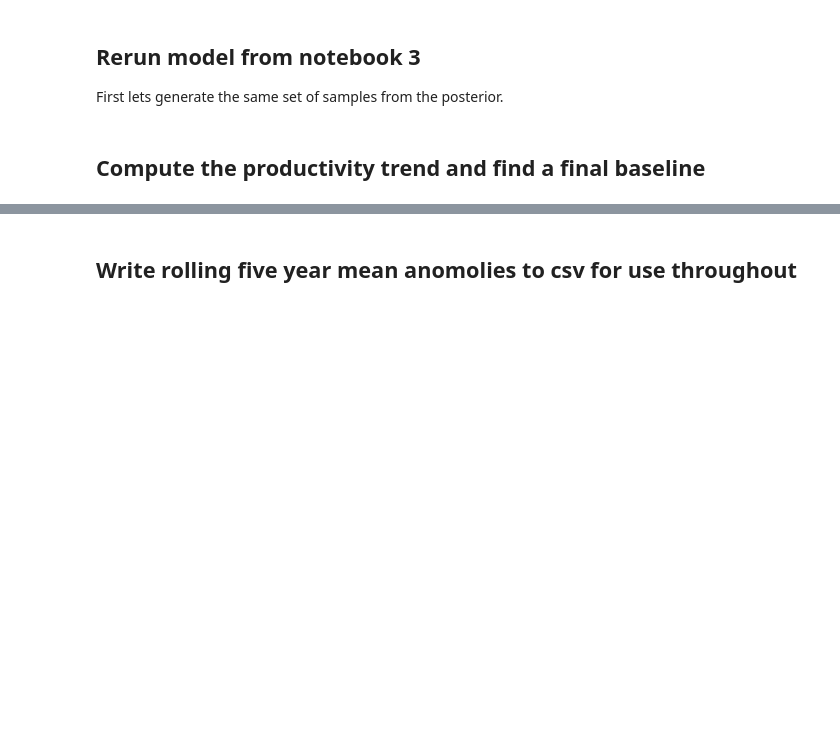
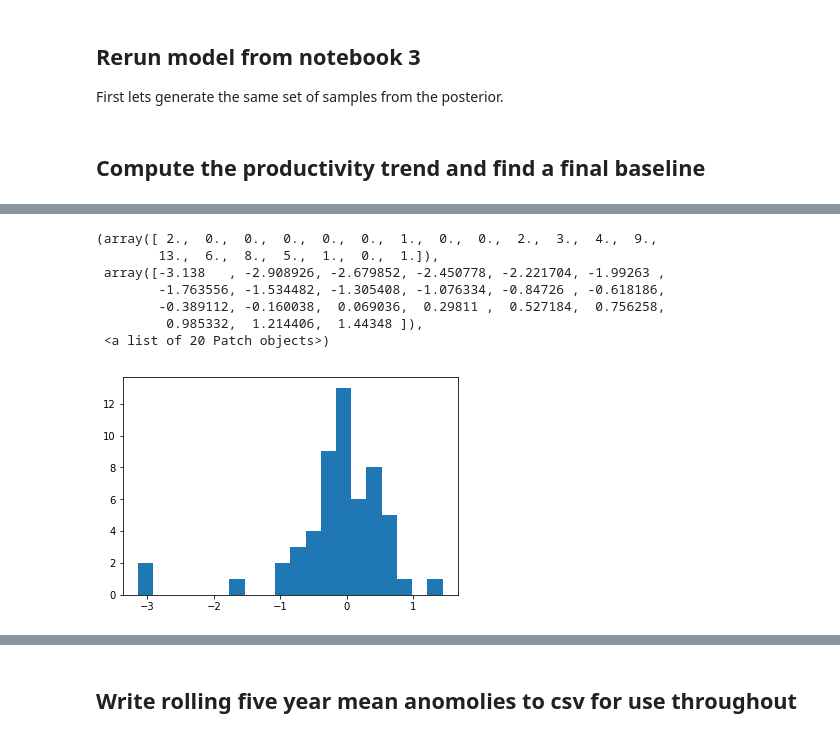
Before and after one commit to AnisaAubin/facynation, a Jupyter notebook: 7_mean_yield_anoms.ipynb, the cells around one changed output, grey strips where cells are left out. Drawn from its saved outputs; the diff is of its cells as text; code cells hidden in the pictures; blank space fills up the shorter version.

```diff
--- a/7_mean_yield_anoms.ipynb
+++ b/7_mean_yield_anoms.ipynb
@@ -87,0 +128,11 @@ plt.savefig("./figs/yields_vs_mean_anoms_noline.pdf")
+# %%
+plt.hist(anoms_by_year, bins=20)
+# %% [output]
+(array([ 2.,  0.,  0.,  0.,  0.,  0.,  1.,  0.,  0.,  2.,  3.,  4.,  9.,
+        13.,  6.,  8.,  5.,  1.,  0.,  1.]),
+ array([-3.138   , -2.908926, -2.679852, -2.450778, -2.221704, -1.99263 ,
+        -1.763556, -1.534482, -1.305408, -1.076334, -0.84726 , -0.618186,
+        -0.389112, -0.160038,  0.069036,  0.29811 ,  0.527184,  0.756258,
+         0.985332,  1.214406,  1.44348 ]),
+ <a list of 20 Patch objects>)
+[figure, added]
```
Also changed, not shown: parts of 47 cells of this notebook, 3 other files.
